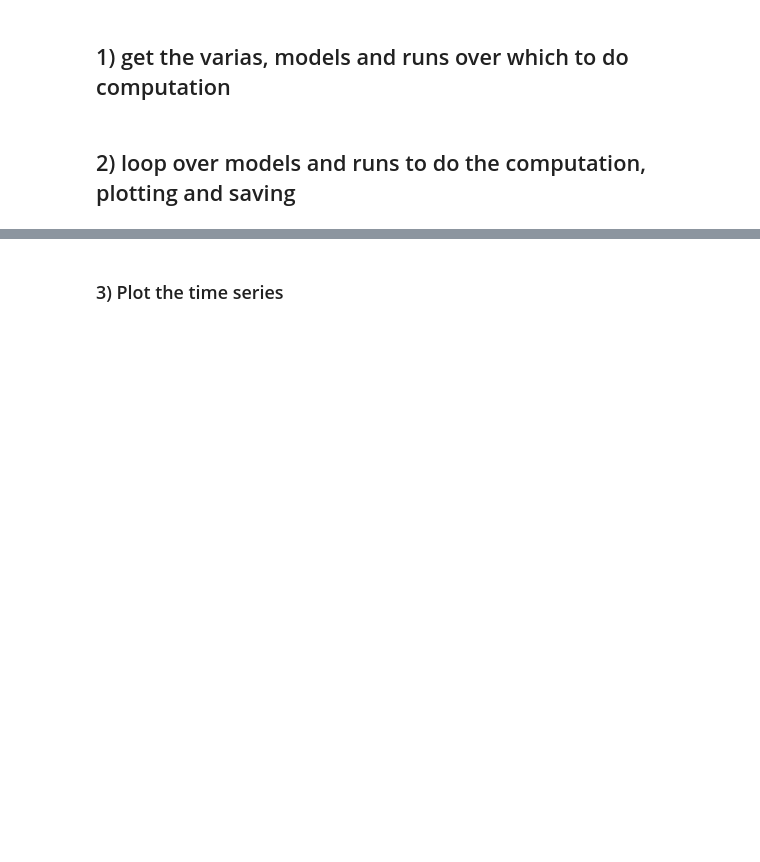
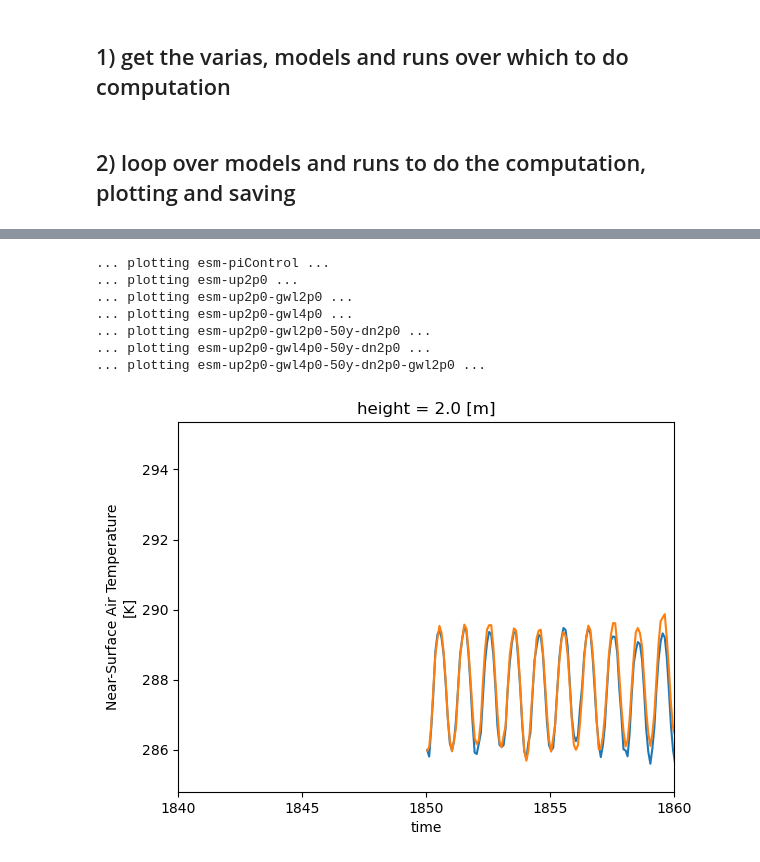
Before and after one commit to eikekoehn/TIPMIP_carbon_cycle, a Jupyter notebook: 01_postprocessing/calc_time_series_of_global_statistic.ipynb, the cells around one changed output, grey strips where cells are left out. Cells and saved outputs as stored; diff of their text form; code cells hidden in the pictures; blank space fills up the shorter version.

```diff
--- a/01_postprocessing/calc_time_series_of_global_statistic.ipynb
+++ b/01_postprocessing/calc_time_series_of_global_statistic.ipynb
@@ -372,7 +484,18 @@ cSoil
-# %% [markdown]
-### 3) Plot the time series
-# %%
-for key in global_stats.keys():
-    print(f'... plotting {key} ...')
-    global_stats[key].plot()
-plt.show()
+# %%
+for key in global_stats.keys():
+    print(f'... plotting {key} ...')
+    global_stats[key][namer].plot()
+plt.xlim(
+    cftime.DatetimeGregorian(1840, 1, 1),
+    cftime.DatetimeGregorian(1860, 1, 1),
+)
+plt.show()
+# %% [output]
+... plotting esm-piControl ...
+... plotting esm-up2p0 ...
+... plotting esm-up2p0-gwl2p0 ...
+... plotting esm-up2p0-gwl4p0 ...
+... plotting esm-up2p0-gwl2p0-50y-dn2p0 ...
+... plotting esm-up2p0-gwl4p0-50y-dn2p0 ...
+... plotting esm-up2p0-gwl4p0-50y-dn2p0-gwl2p0 ...
+[figure, added]
```
Also changed, not shown: parts of 4 cells of this notebook, 7 other files.
